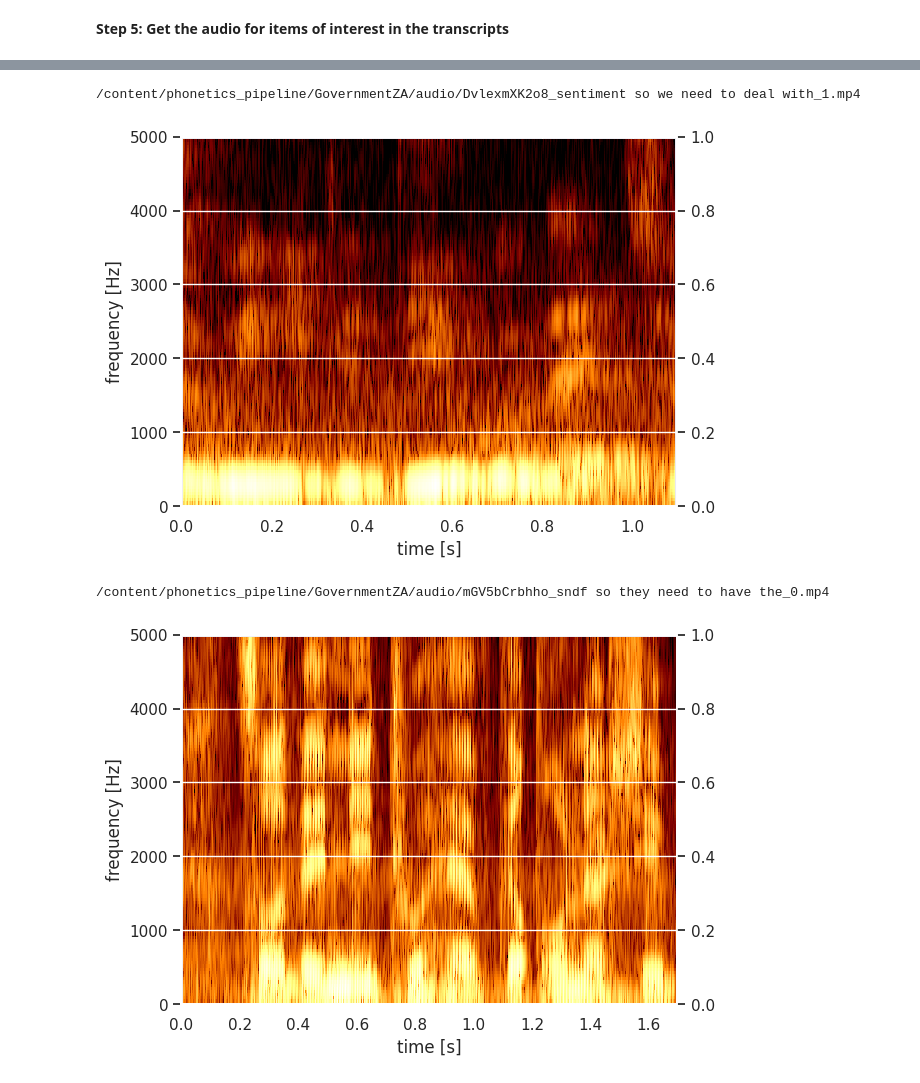
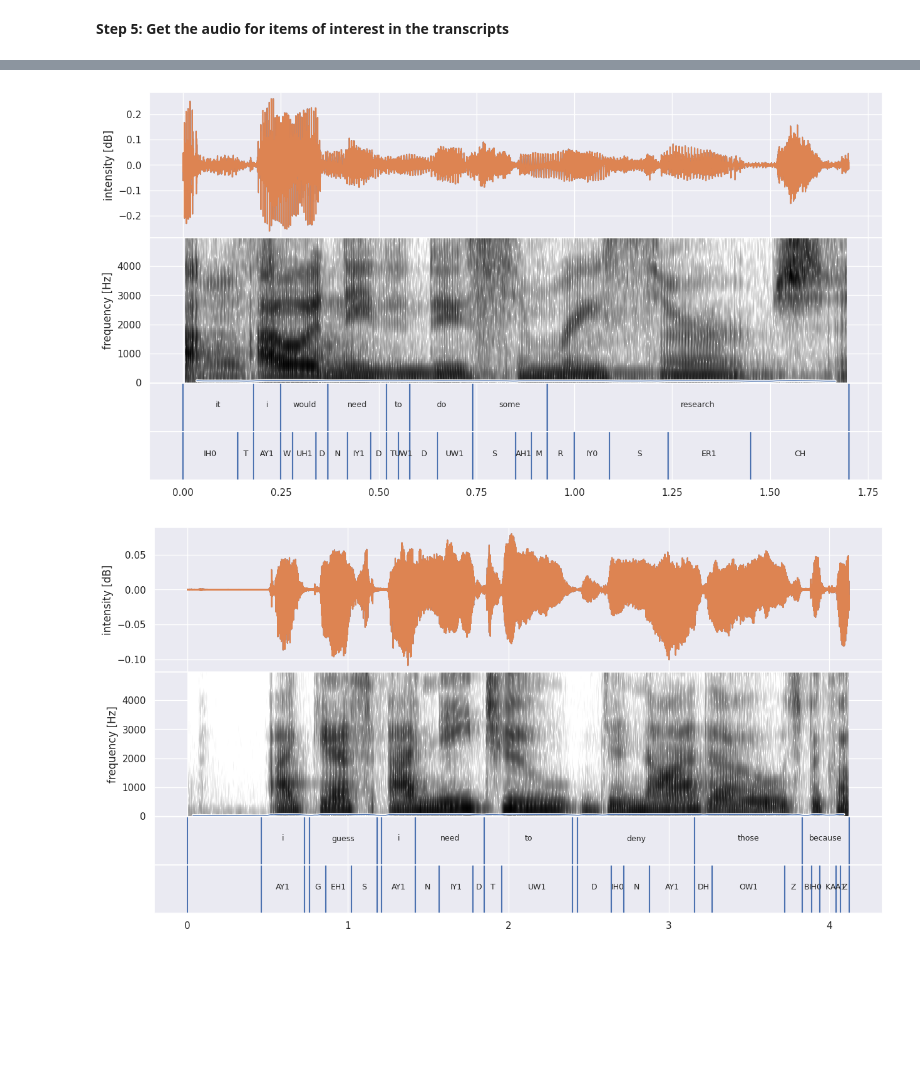
Before and after one commit to stcoats/phonetics_pipeline, a Jupyter notebook: YouTube_phonetics_pipeline.ipynb, the cells around one changed output, grey strips where cells are left out. Cells and saved outputs as stored; diff of their text form; code cells hidden in the pictures; blank space fills up the shorter version.

```diff
--- a/YouTube_phonetics_pipeline.ipynb
+++ b/YouTube_phonetics_pipeline.ipynb
@@ -677,18 +541,39 @@ def draw_intensity(intensity):
-# %%
-#intensity = snd.to_intensity()
-#
-for x in sounds[0:2]:
-    snd = parselmouth.Sound(x.replace("mp4","wav"))
-    spectrogram = snd.to_spectrogram()
-    print(x)
-    plt.figure()
-    draw_spectrogram(spectrogram)
-    plt.twinx()
-    #draw_intensity(intensity)
-    plt.xlim([snd.xmin, snd.xmax])
-    plt.show()
-# %% [output]
-/content/phonetics_pipeline/GovernmentZA/audio/DvlexmXK2o8_sentiment so we need to deal with_1.mp4
-[figure, removed]
-/content/phonetics_pipeline/GovernmentZA/audio/mGV5bCrbhho_sndf so they need to have the_0.mp4
-[figure, removed]
+# %%
+#Pseudo-Praat-style visualization
+
+for x in grids[0:4]:
+  g1 = textgrids.TextGrid(x)
+  words = g1.interval_tier_to_array("words")
+  phones = g1.interval_tier_to_array("phones")
+  sound = "/content/phonetics_pipeline/CityofGallatin/audio/"+x.split("/")[-1].replace(".TextGrid",".wav")
+  snd = parselmouth.Sound(sound)
+  spectrogram = snd.to_spectrogram()
+  intensity = snd.to_intensity()
+  fig, (ax1, ax2, ax3, ax4) = plt.subplots(4, sharex=True, figsize=(15, 8), height_ratios=[3,3,1,1])
+  X, Y = spectrogram.x_grid(), spectrogram.y_grid()
+  sg_db = 10 * np.log10(spectrogram.values)
+  ax1.plot(snd.xs(), snd.values.T)
+  ax1.set_ylabel("intensity [dB]")
+  ax2.pcolormesh(X, Y, sg_db, vmin=sg_db.max() - 70, cmap='binary')
+  #ax2.plot(x + 1, -y)
+  ax2.plot(intensity.xs(), intensity.values.T, linewidth=3, color='w')
+  ax2.plot(intensity.xs(), intensity.values.T, linewidth=1)
+  ax2.set_ylabel("frequency [Hz]")
+  for x in words:
+      ax3.axvline(x=x["begin"])
+      ax3.axvline(x=x["end"])
+      ax3.text(x["begin"]+((x["end"]-x["begin"])/2), 0.5, x["label"],
+              horizontalalignment='center',
+              fontsize=9)
+      ax3.yaxis.set_visible(False)
+  for x in phones:
+      ax4.axvline(x=x["begin"])
+      ax4.axvline(x=x["end"])
+      ax4.text(x["begin"]+((x["end"]-x["begin"])/2), 0.5, x["label"],
+              horizontalalignment='center',
+              fontsize=9)
+      ax4.yaxis.set_visible(False)
+  plt.subplots_adjust(wspace=0, hspace=0)
+# %% [output]
+[figure, added]
+[figure, added]
```
Also changed, not shown: parts of 23 cells of this notebook.
